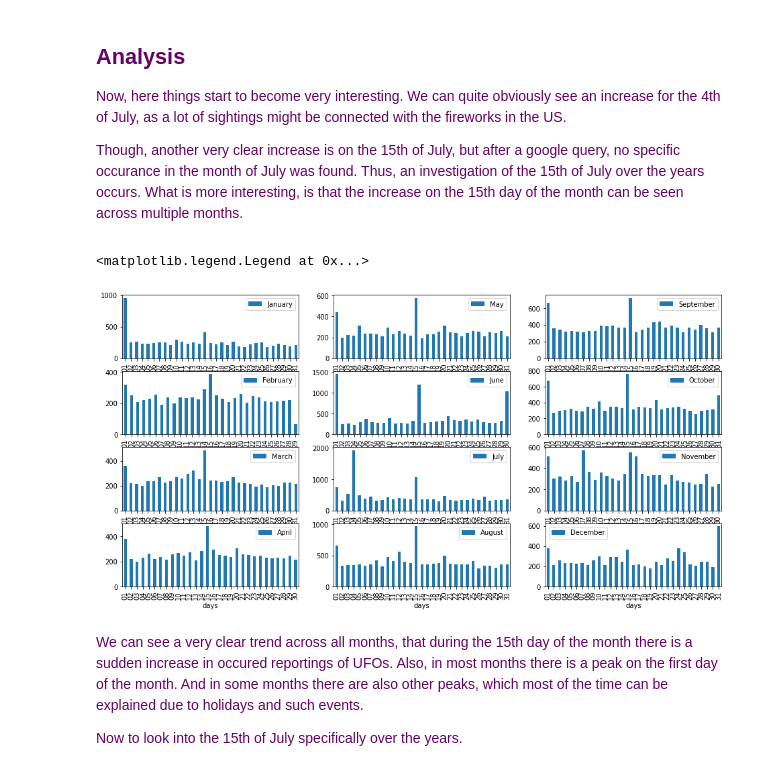
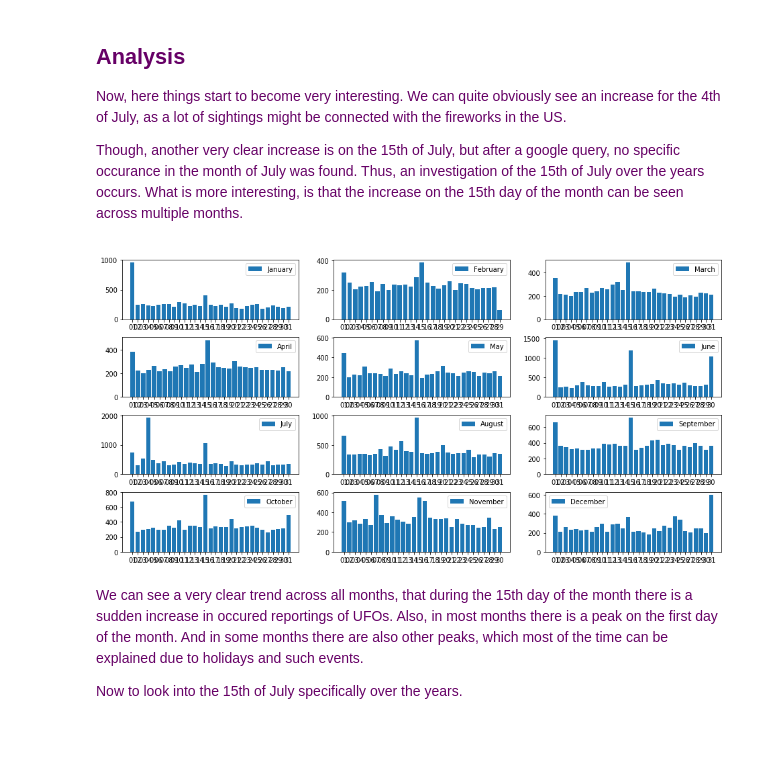
Before and after one commit to kiru/ada_project, a Jupyter notebook: UFO-Jurgis.ipynb, the cells around one changed output. Cells and saved outputs as stored; diff of their text form; code cells hidden in the pictures; blank space fills up the shorter version.

```diff
--- a/UFO-Jurgis.ipynb
+++ b/UFO-Jurgis.ipynb
@@ -143,39 +150,26 @@ def get_data_for_months(df):
         df_month_iter = df_month_iter.dropna()
         df_month_iter['days'] = df_month_iter.Occurred.map(lambda x: x.strftime('%d'))
         each_month = df_month_iter.groupby(by='days').count()
+        each_month['month'] = df_month_iter.Occurred.iloc[1].strftime('%B')
         months.append(each_month)
     return months
-# %%
-months = get_data_for_months(df_reports)
-# %%
-figs, axis = subplots(nrows=4,ncols=3)
-months[0].plot.bar(ax=axis[0,0],figsize=(16,8))
-axis[0,0].legend(['January'])
-months[1].plot.bar(ax=axis[1,0])
-axis[1,0].legend(['February'])
-months[2].plot.bar(ax=axis[2,0])
-axis[2,0].legend(['March'])
-months[3].plot.bar(ax=axis[3,0])
-axis[3,0].legend(['April'])
-months[4].plot.bar(ax=axis[0,1])
-axis[0,1].legend(['May'])
-months[5].plot.bar(ax=axis[1,1])
-axis[1,1].legend(['June'])
-months[6].plot.bar(ax=axis[2,1])
-axis[2,1].legend(['July'])
-months[7].plot.bar(ax=axis[3,1])
-axis[3,1].legend(['August'])
-months[8].plot.bar(ax=axis[0,2])
-axis[0,2].legend(['September'])
-months[9].plot.bar(ax=axis[1,2])
-axis[1,2].legend(['October'])
-months[10].plot.bar(ax=axis[2,2])
-axis[2,2].legend(['November'])
-months[11].plot.bar(ax=axis[3,2])
-axis[3,2].legend(['December'])
-# %% [output]
-<matplotlib.legend.Legend at 0x...>
-[figure, removed]
+# %%
+def plot_for_each_month(months):
+
+    figs, axis = subplots(nrows=4,ncols=3,figsize=(16,8))
+
+    month = 0
+    for row in range(4):
+        for col in range(3):
+            axis[row, col].bar(months[month].index, months[month].Occurred)
+            axis[row, col].legend(['{}'.format(months[month].month.iloc[1])])
+            month += 1
+    plt.subplots_adjust(hspace=0.3)
+    plt.show()
+
+plot_for_each_month(get_data_for_months(df_reports))
+# %% [output]
+[figure, added]
 # %% [markdown]
 <font color='#660066'>
 
```
Also changed, not shown: parts of 28 cells of this notebook.
